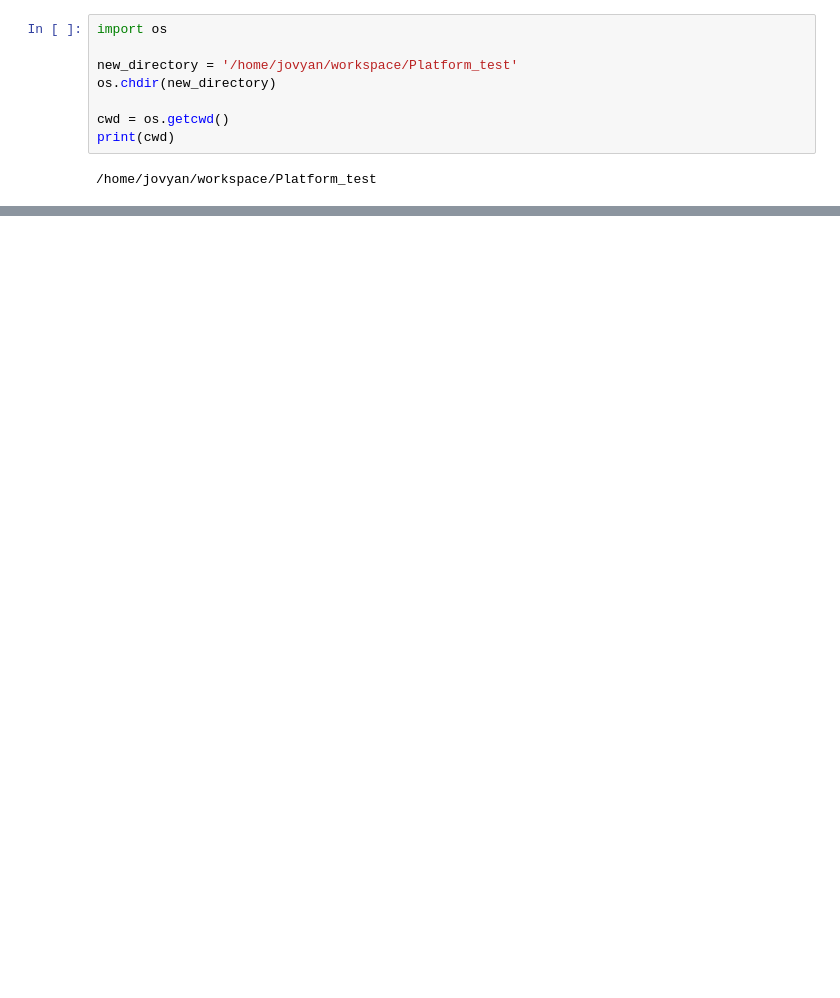
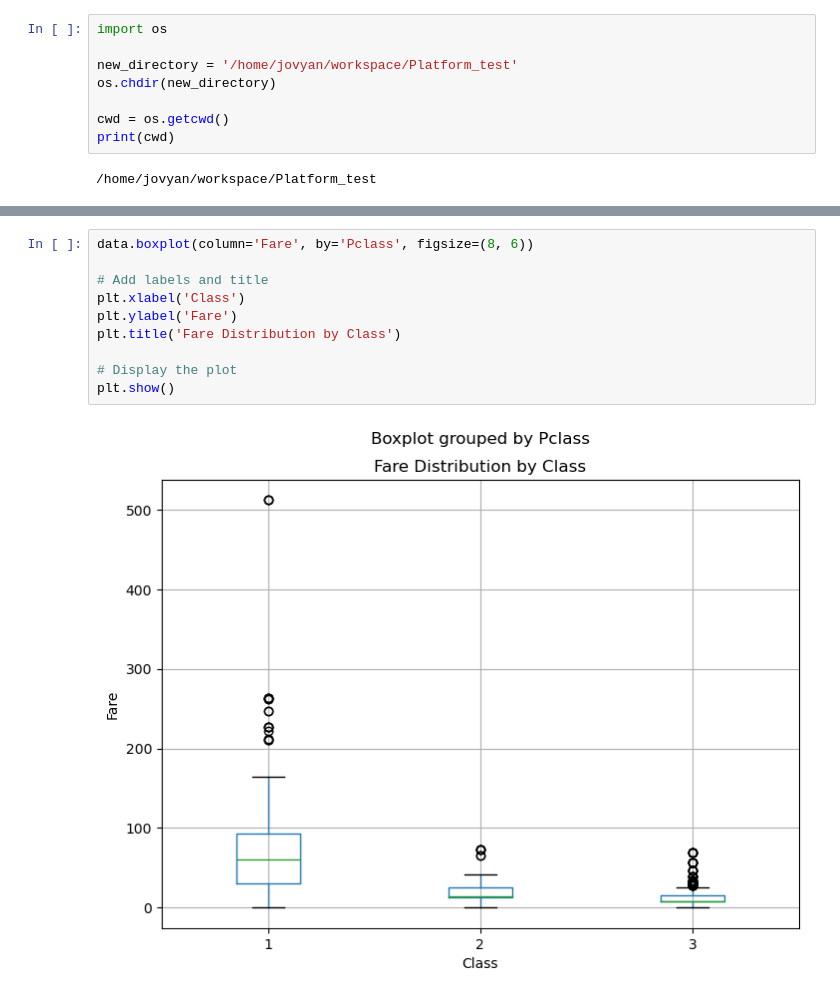
Before and after one commit to Anand-Karan/Platform_test, a Jupyter notebook: Code/Titanic.ipynb, the cells around one changed output, grey strips where cells are left out. Saved outputs shown, nothing was run; the diff lists cells and outputs as text; blank space fills up the shorter version.

```diff
--- a/Code/Titanic.ipynb
+++ b/Code/Titanic.ipynb
@@ -35,0 +78,12 @@ data.describe()
+# %%
+data.boxplot(column='Fare', by='Pclass', figsize=(8, 6))
+
+# Add labels and title
+plt.xlabel('Class')
+plt.ylabel('Fare')
+plt.title('Fare Distribution by Class')
+
+# Display the plot
+plt.show()
+# %% [output]
+[figure, added]
```
Also changed, not shown: parts of 21 cells of this notebook.
